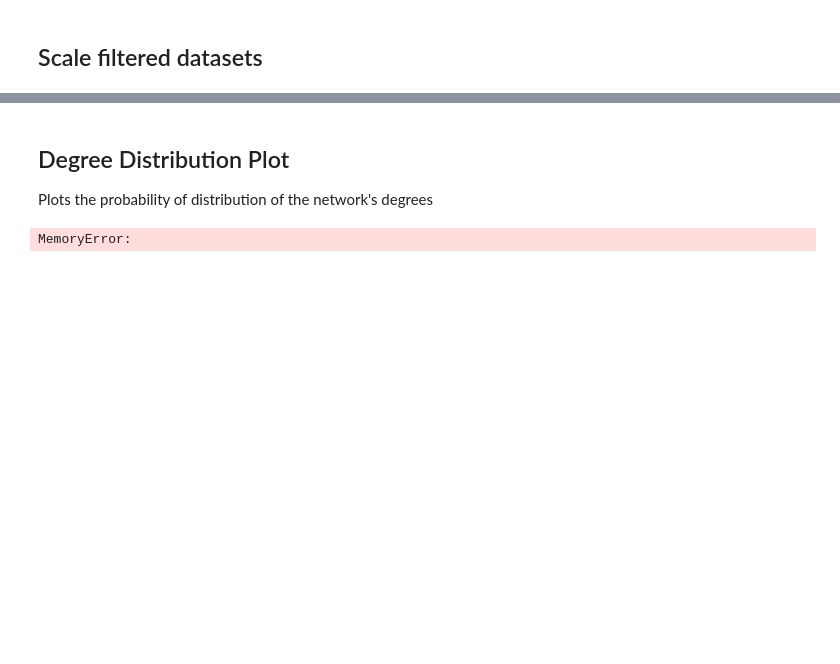
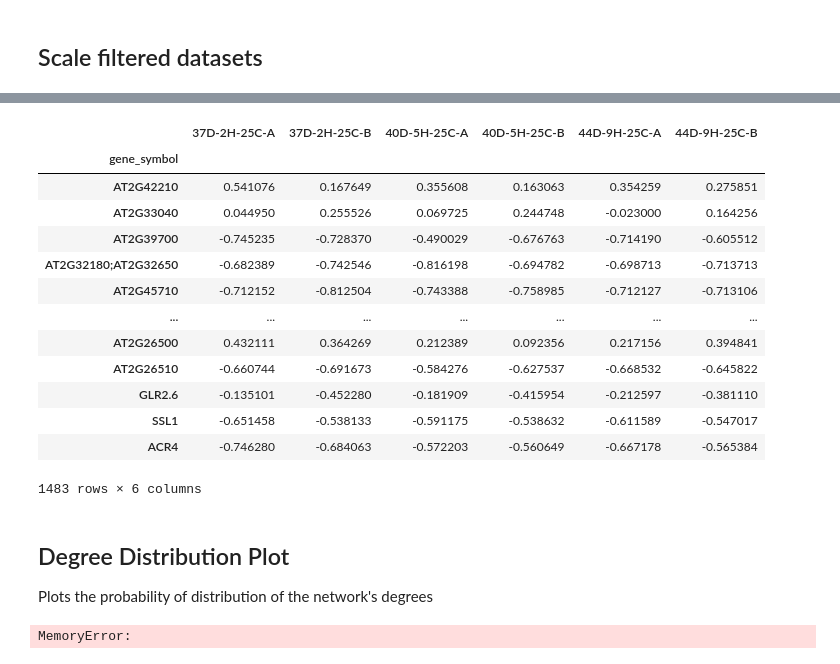
Before and after one commit to camilababo/BIONIC, a Jupyter notebook: input_files/data_pre_processing.ipynb, the cells around one changed output, grey strips where cells are left out. Saved outputs shown, nothing was run; the diff lists cells and outputs as text; code cells hidden in the pictures; blank space fills up the shorter version.

```diff
--- a/input_files/data_pre_processing.ipynb
+++ b/input_files/data_pre_processing.ipynb
@@ -335,3 +386,20 @@ scaled_twenty_five_mad.to_csv("../outputs/separate_conditions/scaled_twenty_five
+# %%
+scaled_twenty_five_mad
+# %% [output]
+|  | 37D-2H-25C-A | 37D-2H-25C-B | 40D-5H-25C-A | 40D-5H-25C-B | 44D-9H-25C-A | 44D-9H-25C-B |
+| gene_symbol |  |  |  |  |  |  |
+| AT2G42210 | 0.541076 | 0.167649 | 0.355608 | 0.163063 | 0.354259 | 0.275851 |
+| AT2G33040 | 0.044950 | 0.255526 | 0.069725 | 0.244748 | -0.023000 | 0.164256 |
+| AT2G39700 | -0.745235 | -0.728370 | -0.490029 | -0.676763 | -0.714190 | -0.605512 |
+| AT2G32180;AT2G32650 | -0.682389 | -0.742546 | -0.816198 | -0.694782 | -0.698713 | -0.713713 |
+| AT2G45710 | -0.712152 | -0.812504 | -0.743388 | -0.758985 | -0.712127 | -0.713106 |
+| ... | ... | ... | ... | ... | ... | ... |
+| AT2G26500 | 0.432111 | 0.364269 | 0.212389 | 0.092356 | 0.217156 | 0.394841 |
+| AT2G26510 | -0.660744 | -0.691673 | -0.584276 | -0.627537 | -0.668532 | -0.645822 |
+| GLR2.6 | -0.135101 | -0.452280 | -0.181909 | -0.415954 | -0.212597 | -0.381110 |
+| SSL1 | -0.651458 | -0.538133 | -0.591175 | -0.538632 | -0.611589 | -0.547017 |
+| ACR4 | -0.746280 | -0.684063 | -0.572203 | -0.560649 | -0.667178 | -0.565384 |
+1483 rows × 6 columns
 # %% [markdown]
 ## Degree Distribution Plot
 Plots the probability of distribution of the network's degrees
```
Also changed, not shown: parts of 5 cells of this notebook, 28 other files.
